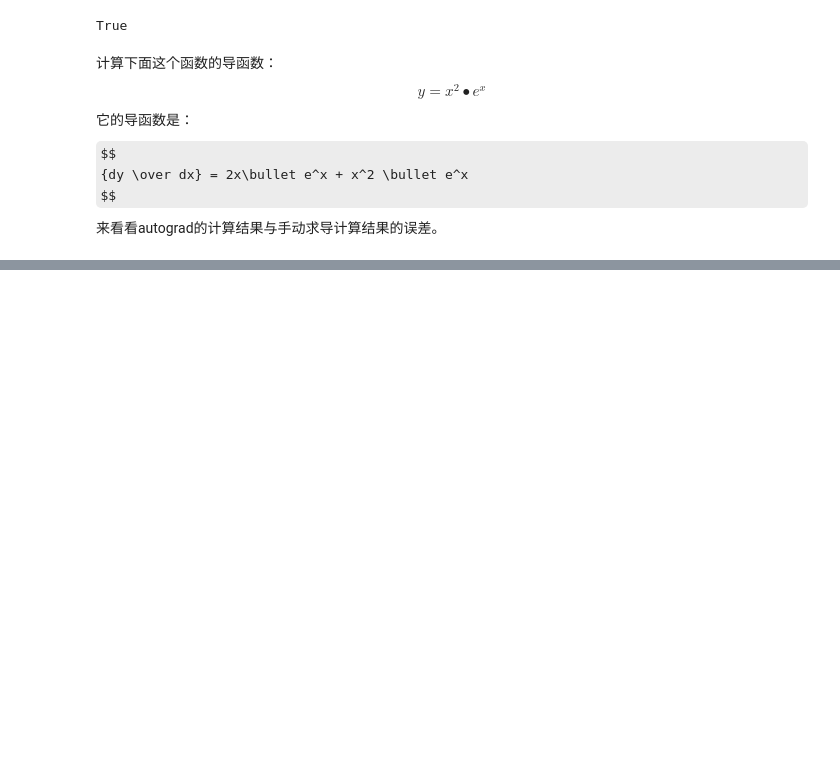
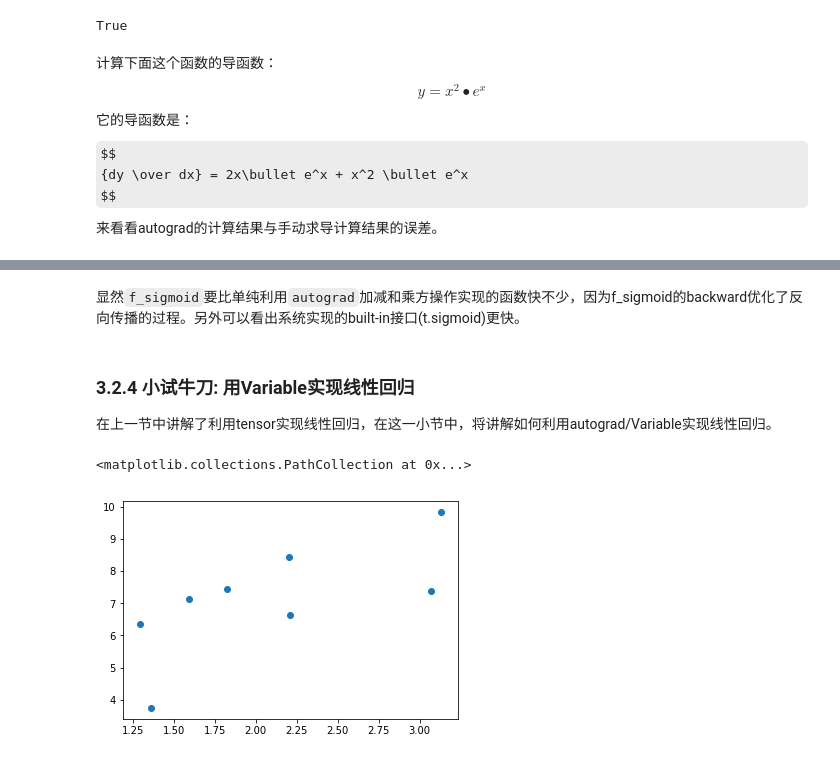
Before and after one commit to XuYongi/Deep-Learning-code-PyTorch-V1.1, a Jupyter notebook: chapter3-Tensor和autograd/C3_AutoGrad.ipynb, the cells around one changed output, grey strips where cells are left out. Saved outputs shown, nothing was run; the diff lists cells and outputs as text; code cells hidden in the pictures; some formulas as TeX source; blank space fills up the shorter version.

```diff
--- a/chapter3-Tensor和autograd/C3_AutoGrad.ipynb
+++ b/chapter3-Tensor和autograd/C3_AutoGrad.ipynb
@@ -98,0 +270,7 @@ tensor([[-0.2856, -0.2648,  3.7140, -0.3952],
+# %%
+x = t.arange(0.,3, requires_grad=True)
+y = x**2 + x*2
+z = y.sum()
+y_gradient =  t.Tensor([1,1,1]) # dz/dy
+y.backward(y_gradient) #从y开始反向传播
+x.grad
@@ -98,0 +314,17 @@ tensor([[-0.2856, -0.2648,  3.7140, -0.3952],
+# %%
+def f_sigmoid(x):
+    y = Sigmoid.apply(x)
+    y.backward(t.ones(x.size()))
+
+def f_naive(x):
+    y =  1/(1 + t.exp(-x))
+    y.backward(t.ones(x.size()))
+
+def f_th(x):
+    y = t.sigmoid(x)
+    y.backward(t.ones(x.size()))
+
+x=t.randn(100, 100, requires_grad=True)
+%timeit -n 100 f_sigmoid(x)
+%timeit -n 100 f_naive(x)
+%timeit -n 100 f_th(x)
@@ -98,0 +335,5 @@ tensor([[-0.2856, -0.2648,  3.7140, -0.3952],
+# %% [markdown]
+显然`f_sigmoid`要比单纯利用`autograd`加减和乘方操作实现的函数快不少，因为f_sigmoid的backward优化了反向传播的过程。另外可以看出系统实现的built-in接口(t.sigmoid)更快。
+# %% [markdown]
+### 3.2.4 小试牛刀: 用Variable实现线性回归
+在上一节中讲解了利用tensor实现线性回归，在这一小节中，将讲解如何利用autograd/Variable实现线性回归。
@@ -98,0 +346,16 @@ tensor([[-0.2856, -0.2648,  3.7140, -0.3952],
+# %%
+# 设置随机数种子，为了在不同人电脑上运行时下面的输出一致
+t.manual_seed(1000)
+
+def get_fake_data(batch_size=8):
+    ''' 产生随机数据：y = x*2 + 3，加上了一些噪声'''
+    x = t.rand(batch_size,1) * 5
+    y = x * 2 + 3 + t.randn(batch_size, 1)
+    return x, y
+# %%
+# 来看看产生x-y分布是什么样的
+x, y = get_fake_data()
+plt.scatter(x.squeeze().numpy(), y.squeeze().numpy())
+# %% [output]
+<matplotlib.collections.PathCollection at 0x...>
+[figure, added]
```
Also changed, not shown: parts of 37 cells of this notebook.
